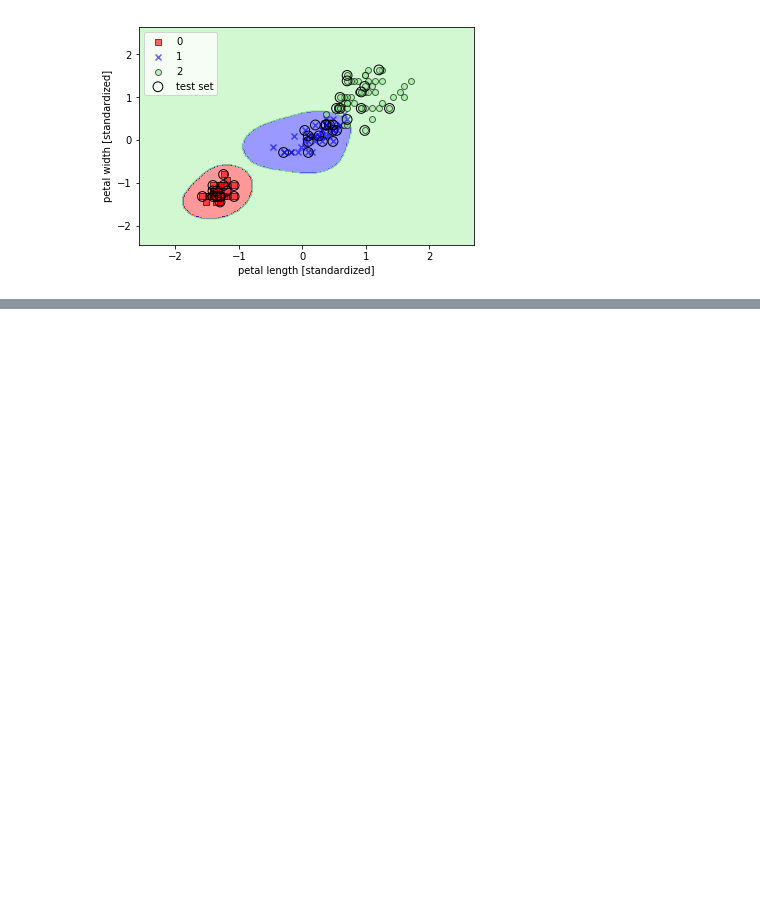
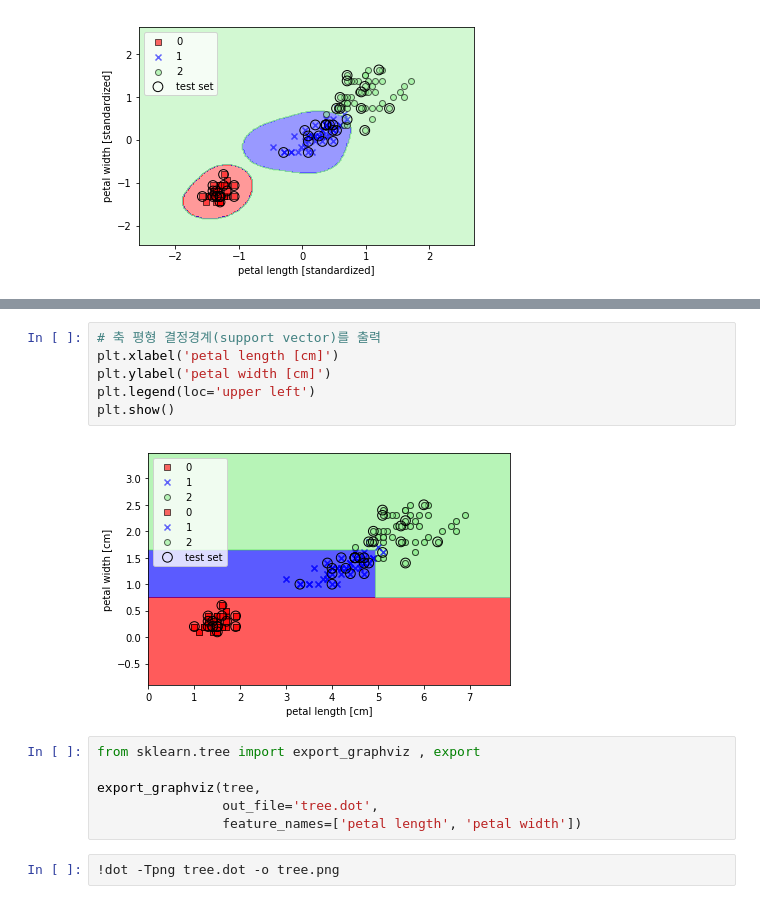
Before and after one commit to Queie/TensorFlow, a Jupyter notebook: 02.Scikit-learn.ipynb, the cells around one changed output, grey strips where cells are left out. Cells and saved outputs as stored; diff of their text form; blank space fills up the shorter version.

```diff
--- a/02.Scikit-learn.ipynb
+++ b/02.Scikit-learn.ipynb
@@ -498,0 +554,16 @@ Iris 데이터
+# %%
+# 축 평형 결정경계(support vector)를 출력
+plt.xlabel('petal length [cm]')
+plt.ylabel('petal width [cm]')
+plt.legend(loc='upper left')
+plt.show()
+# %% [output]
+[figure, added]
+# %%
+from sklearn.tree import export_graphviz , export
+
+export_graphviz(tree,
+                out_file='tree.dot',
+                feature_names=['petal length', 'petal width'])
+# %%
+!dot -Tpng tree.dot -o tree.png
```
Also changed, not shown: parts of 16 cells of this notebook.
